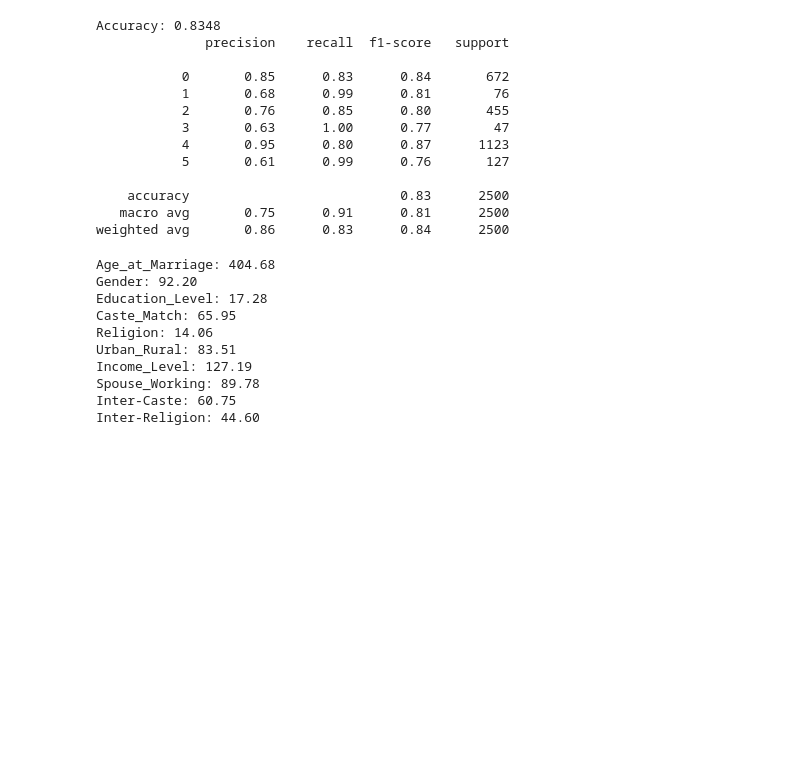
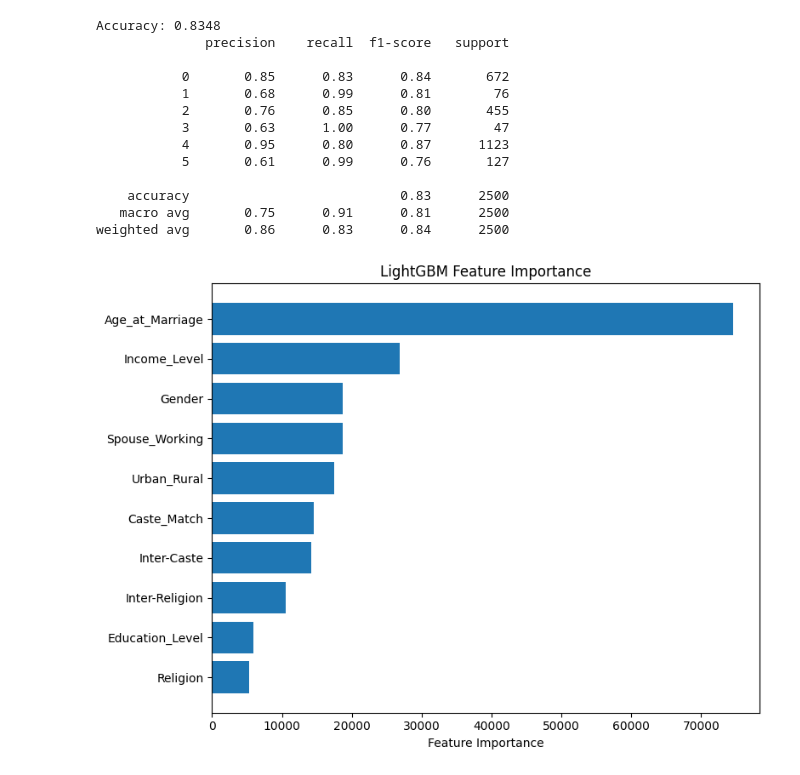
Before and after one commit to kushal-a11y/FinalYearProject, a Jupyter notebook: Matrimony_Matchmaker/notebooks/Model-LightGBM/lightGBM.ipynb, the cells around one changed output. Drawn from its saved outputs; the diff is of its cells as text; code cells hidden in the pictures; blank space fills up the shorter version.

```diff
--- a/Matrimony_Matchmaker/notebooks/Model-LightGBM/lightGBM.ipynb
+++ b/Matrimony_Matchmaker/notebooks/Model-LightGBM/lightGBM.ipynb
@@ -115,7 +117,7 @@ joblib.dump(model,r"C:\Users\Administrator\OneDrive\Desktop\FYP-MODELS\lightGBM_
 # %% [output]
 ['C:\\Users\\Administrator\\OneDrive\\Desktop\\FYP-MODELS\\lightGBM_model.pkl']
 # %%
-model = joblib.load(r"C:\Users\Administrator\OneDrive\Desktop\FYP-MODELS\lightGBM_model.pkl")
+model = joblib.load(r"D:\FinalYearProject\Matrimony_Matchmaker\notebooks\Model-LightGBM\lightGBM_model.pkl")
 # %%
 test_df = pd.read_csv(r"D:\FinalYearProject\Matrimony_Matchmaker\notebooks\Training-Testing Dataset\Testing Data (Representative).csv")
 
@@ -165,18 +167,16 @@ Accuracy: 0.8348
    macro avg       0.75      0.91      0.81      2500
 weighted avg       0.86      0.83      0.84      2500
 # %%
-sum_importance = sum(model.feature_importance())
-for i,j in zip(model.feature_name(), model.feature_importance()):
-
-    print(f"{i}:{(j/sum_importance)*1000 : 0.2f}")
+importances = model.feature_importance()
+indices = np.argsort(importances)
+feature_names = model.feature_name()
+plt.figure(figsize=(8,6))
+plt.barh(range(len(importances)), importances[indices])
+plt.yticks(range(len(importances)), np.array(feature_names)[indices])
+plt.xlabel("Feature Importance")
+plt.title("LightGBM Feature Importance")
+plt.tight_layout()
+plt.savefig("LightGBM Feature Importance.png", dpi=300, bbox_inches='tight')
+plt.show()
 # %% [output]
-Age_at_Marriage: 404.68
-Gender: 92.20
-Education_Level: 17.28
-Caste_Match: 65.95
-Religion: 14.06
-Urban_Rural: 83.51
-Income_Level: 127.19
-Spouse_Working: 89.78
-Inter-Caste: 60.75
-Inter-Religion: 44.60
+[figure, added]
```
Also changed, not shown: parts of 1 cell of this notebook, 9 other files.
